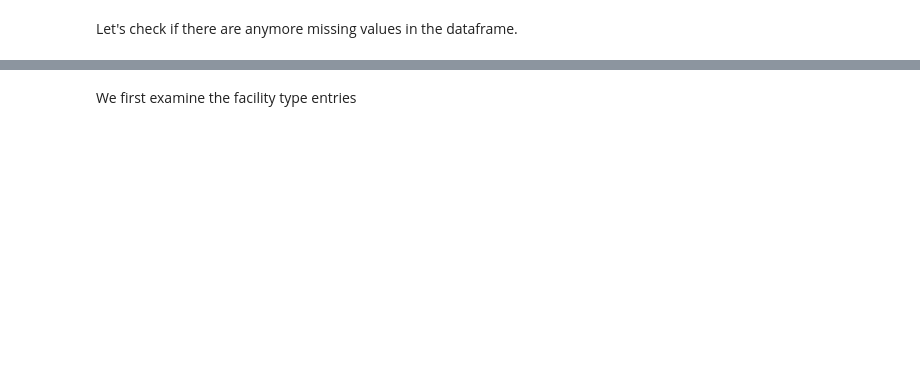
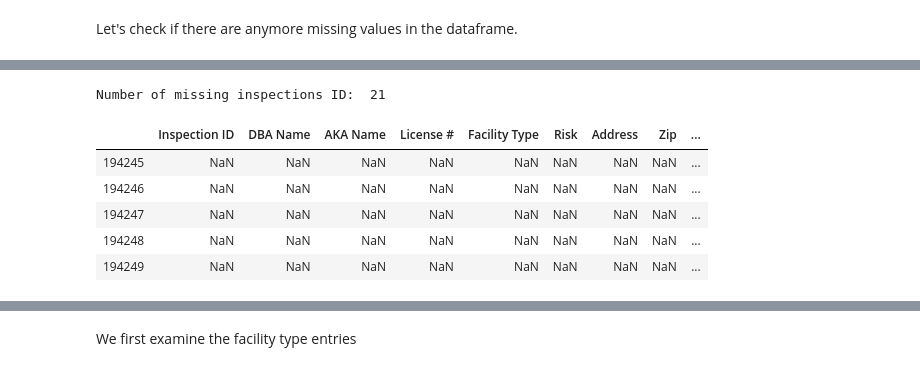
Before and after one commit to aaag97/ada-2019-project-databusters, a Jupyter notebook: Data exploration.ipynb, the cells around one changed output, grey strips where cells are left out. Cells and saved outputs as stored; diff of their text form; code cells hidden in the pictures; blank space fills up the shorter version.

```diff
--- a/Data exploration.ipynb
+++ b/Data exploration.ipynb
@@ -236,0 +299,12 @@ dtype: object
+# %%
+missing_inspections = inspections[inspections['Inspection ID'].isnull()]
+print("Number of missing inspections ID: ", len(missing_inspections))
+missing_inspections.head()
+# %% [output]
+Number of missing inspections ID:  21
+|  | Inspection ID | DBA Name | AKA Name | License # | Facility Type | Risk | Address | Zip | ... |
+| 194245 | NaN | NaN | NaN | NaN | NaN | NaN | NaN | NaN | ... |
+| 194246 | NaN | NaN | NaN | NaN | NaN | NaN | NaN | NaN | ... |
+| 194247 | NaN | NaN | NaN | NaN | NaN | NaN | NaN | NaN | ... |
+| 194248 | NaN | NaN | NaN | NaN | NaN | NaN | NaN | NaN | ... |
+| 194249 | NaN | NaN | NaN | NaN | NaN | NaN | NaN | NaN | ... |
```
Also changed, not shown: parts of 49 cells of this notebook, 1 other file.
